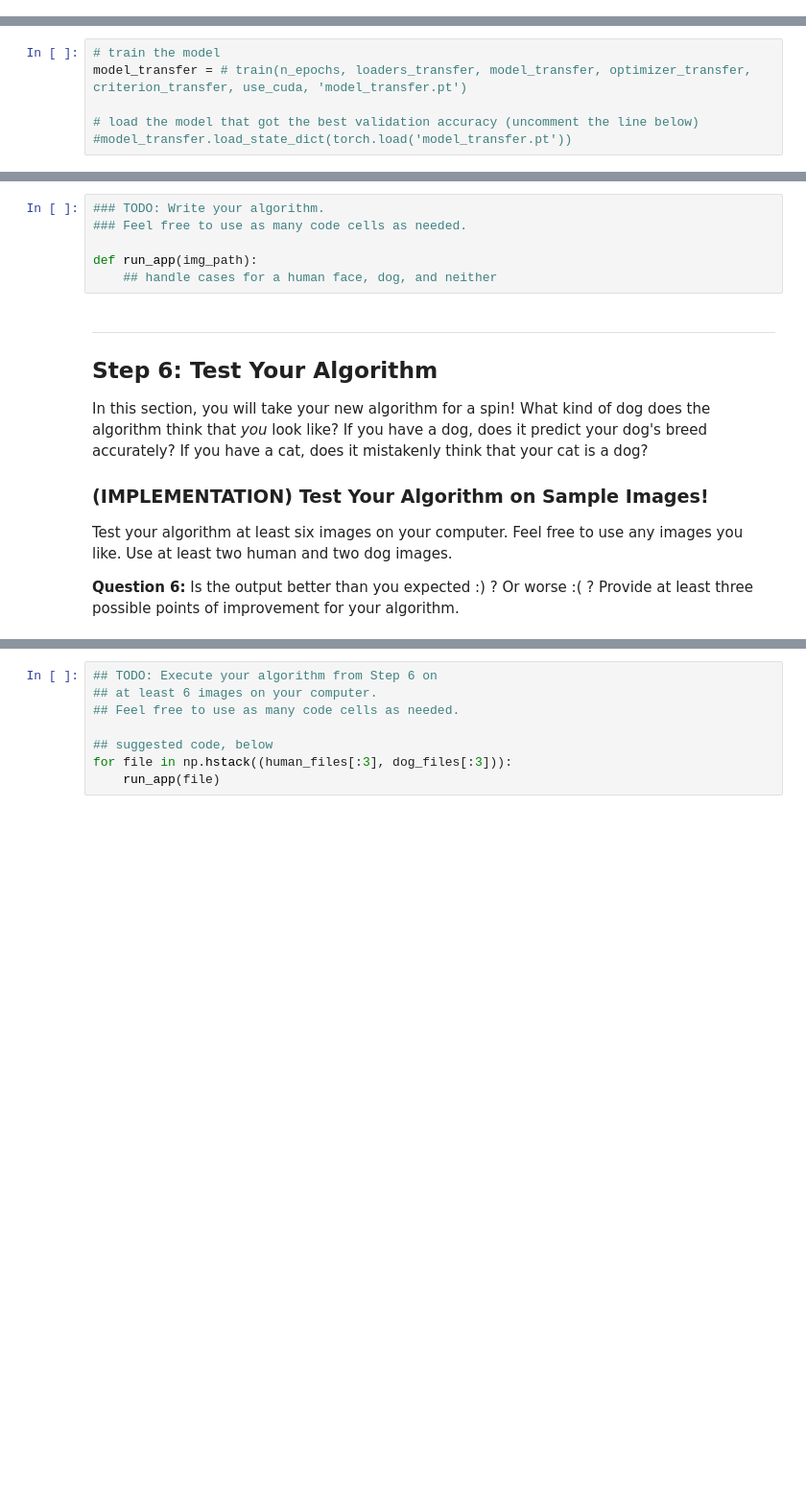
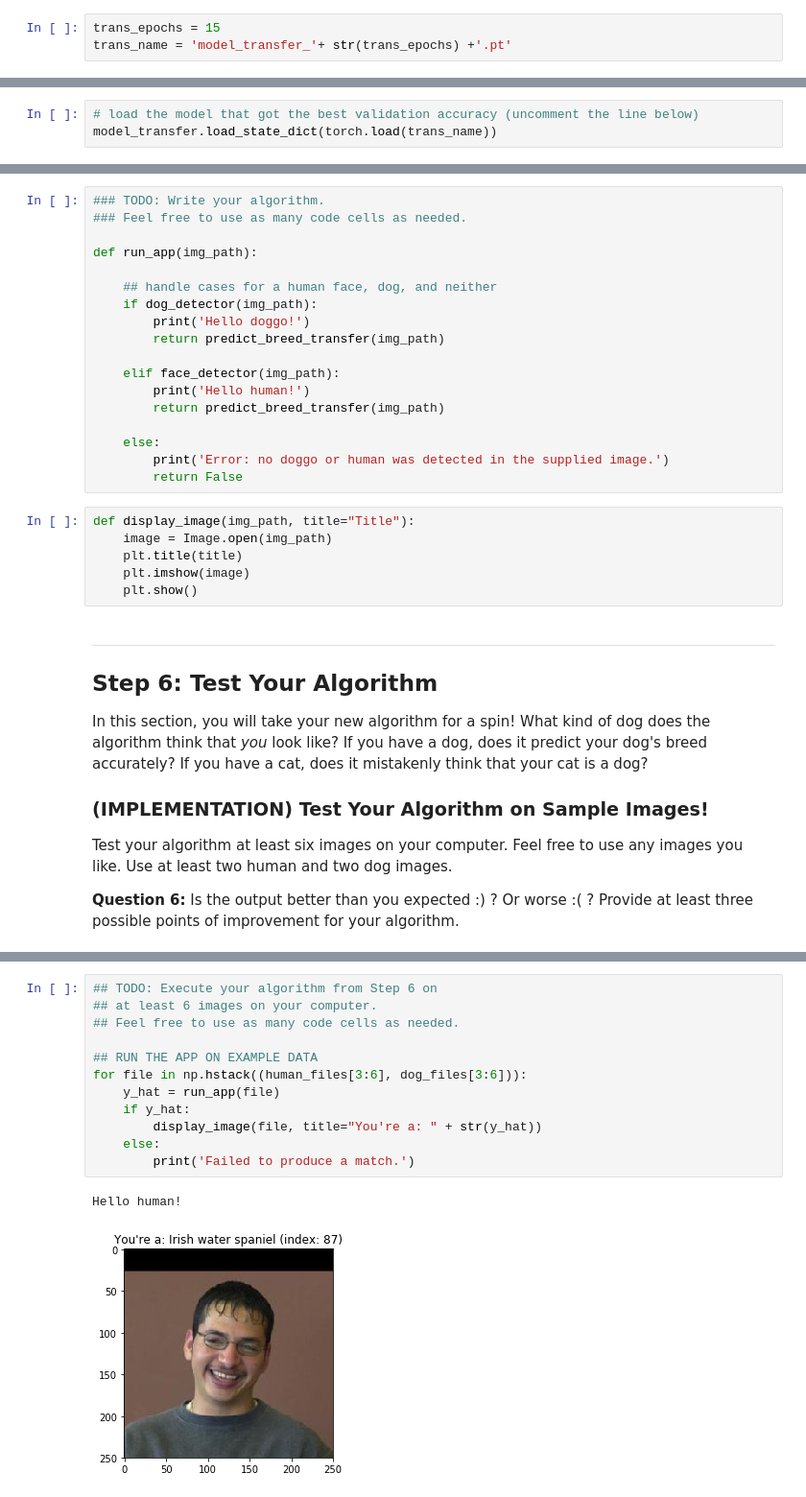
Before and after one commit to danwild/dog-breed-classifier, a Jupyter notebook: dog_app.ipynb, the cells around one changed output, grey strips where cells are left out. Shown at 96% size. Saved outputs shown, nothing was run; the diff lists cells and outputs as text; blank space fills up the shorter version.

```diff
--- a/dog_app.ipynb
+++ b/dog_app.ipynb
@@ -705,3 +769,6 @@ optimizer_transfer = None
 ### (IMPLEMENTATION) Train and Validate the Model
 
 Train and validate your model in the code cell below.  [Save the final model parameters](http://pytorch.org/docs/master/notes/serialization.html) at filepath `'model_transfer.pt'`.
+# %%
+trans_epochs = 15
+trans_name = 'model_transfer_'+ str(trans_epochs) +'.pt'
@@ -708,6 +778,3 @@ Train and validate your model in the code cell below.  [Save the final model par
 # %%
-# train the model
-model_transfer = # train(n_epochs, loaders_transfer, model_transfer, optimizer_transfer, criterion_transfer, use_cuda, 'model_transfer.pt')
-
 # load the model that got the best validation accuracy (uncomment the line below)
-#model_transfer.load_state_dict(torch.load('model_transfer.pt'))
+model_transfer.load_state_dict(torch.load(trans_name))
@@ -754,7 +841,25 @@ Some sample output for our algorithm is provided below, but feel free to design
 ### Feel free to use as many code cells as needed.
 
 def run_app(img_path):
+
     ## handle cases for a human face, dog, and neither
+    if dog_detector(img_path):
+        print('Hello doggo!')
+        return predict_breed_transfer(img_path)
+
+    elif face_detector(img_path):
+        print('Hello human!')
+        return predict_breed_transfer(img_path)
+
+    else:
+        print('Error: no doggo or human was detected in the supplied image.')
+        return False
+# %%
+def display_image(img_path, title="Title"):
+    image = Image.open(img_path)
+    plt.title(title)
+    plt.imshow(image)
+    plt.show()
 # %% [markdown]
 ---
 <a id='step6'></a>
@@ -772,8 +884,15 @@ __Answer:__ (Three possible points for improvement)
 # %%
 ## TODO: Execute your algorithm from Step 6 on
 ## at least 6 images on your computer.
 ## Feel free to use as many code cells as needed.
 
-## suggested code, below
-for file in np.hstack((human_files[:3], dog_files[:3])):
-    run_app(file)
+## RUN THE APP ON EXAMPLE DATA
+for file in np.hstack((human_files[3:6], dog_files[3:6])):
+    y_hat = run_app(file)
+    if y_hat:
+        display_image(file, title="You're a: " + str(y_hat))
+    else:
+        print('Failed to produce a match.')
+# %% [output]
+Hello human!
+[figure, added]
```
Also changed, not shown: parts of 35 cells of this notebook, 2 other files.
